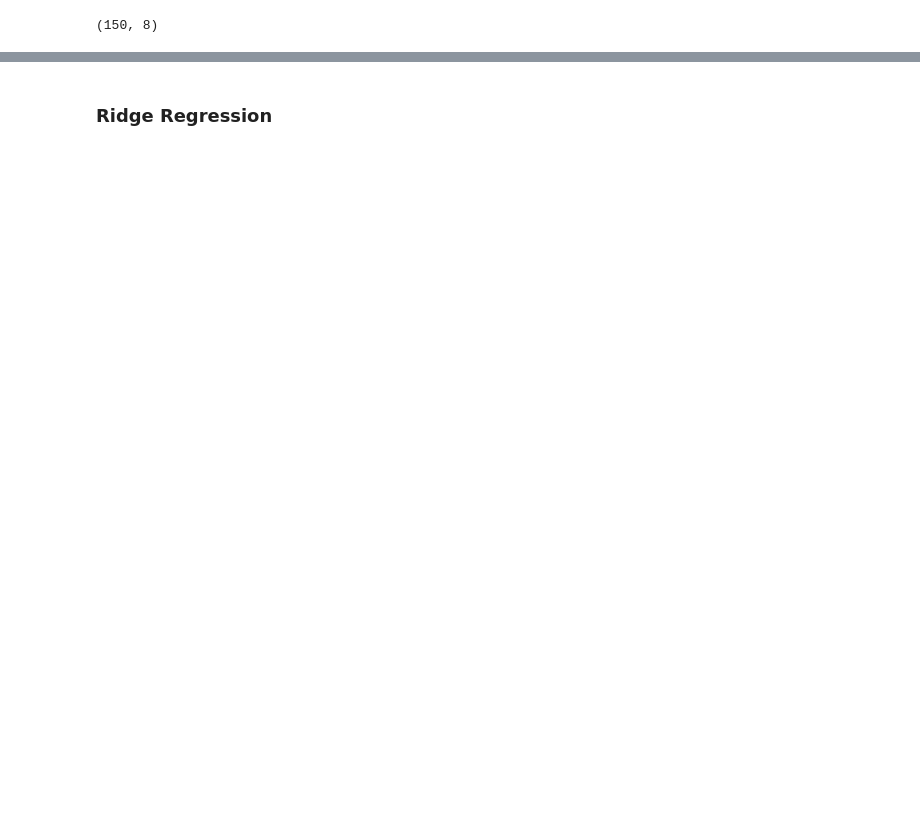
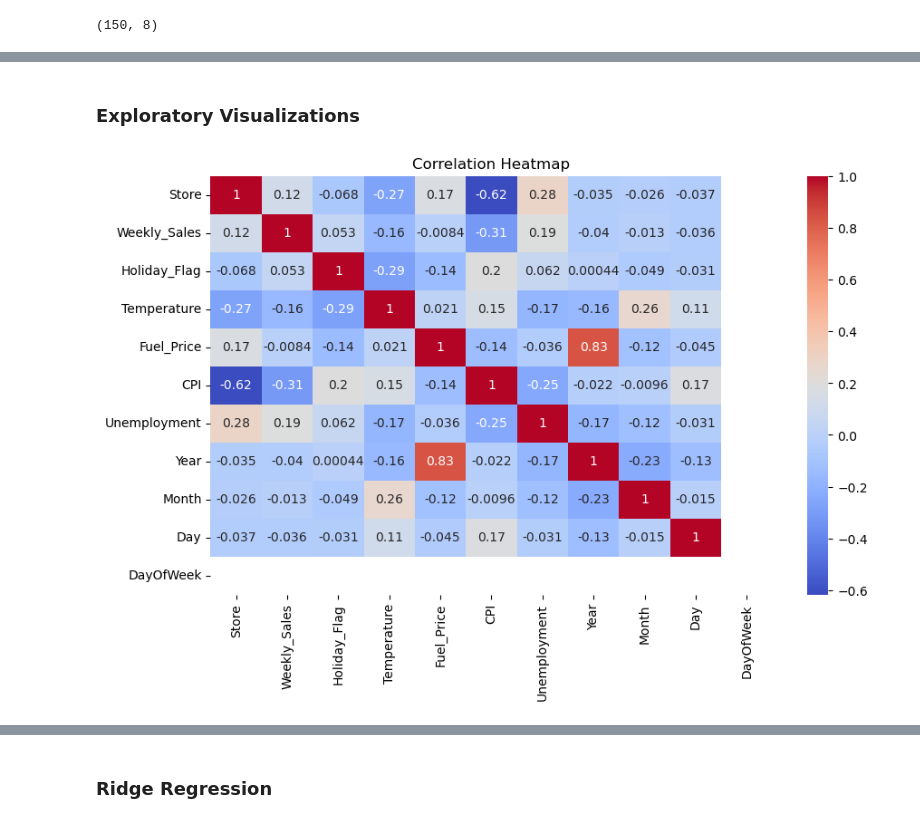
Before and after one commit to ValentinLhoteWork/PROJECTS-Supervised-Machine-Learning-Walmart, a Jupyter notebook: Project_supervised_Walmart.ipynb, the cells around one changed output, grey strips where cells are left out. Saved outputs shown, nothing was run; the diff lists cells and outputs as text; code cells hidden in the pictures; blank space fills up the shorter version.

```diff
--- a/Project_supervised_Walmart.ipynb
+++ b/Project_supervised_Walmart.ipynb
@@ -159,0 +86,3 @@ for x in numerical_cols:
+# %%
+df = df[df["Weekly_Sales"].notnull()].copy()
+df.shape
@@ -159,0 +102,5 @@ for x in numerical_cols:
+# %%
+df["Year"] = df["Date"].dt.year
+df["Month"] = df["Date"].dt.month
+df["Day"] = df["Date"].dt.day
+df["DayOfWeek"] = df["Date"].dt.dayofweek
@@ -159,0 +115,2 @@ for x in numerical_cols:
+# %%
+df.drop(columns=["Date"], inplace=True)
@@ -159,0 +130,18 @@ for x in numerical_cols:
+# %%
+for col in numerical_cols:
+    col_mean = df[col].mean()
+    col_std = df[col].std()
+
+    lower = col_mean - 3 * col_std
+    upper = col_mean + 3 * col_std
+
+    df = df[(df[col].isna()) | ((df[col] >= lower) & (df[col] <= upper))]
+# %% [markdown]
+### Exploratory Visualizations
+# %%
+plt.figure(figsize=(10, 6))
+sns.heatmap(df.corr(numeric_only=True), annot=True, cmap="coolwarm")
+plt.title("Correlation Heatmap")
+plt.show()
+# %% [output]
+[figure, added]
```
Also changed, not shown: parts of 122 cells of this notebook.
